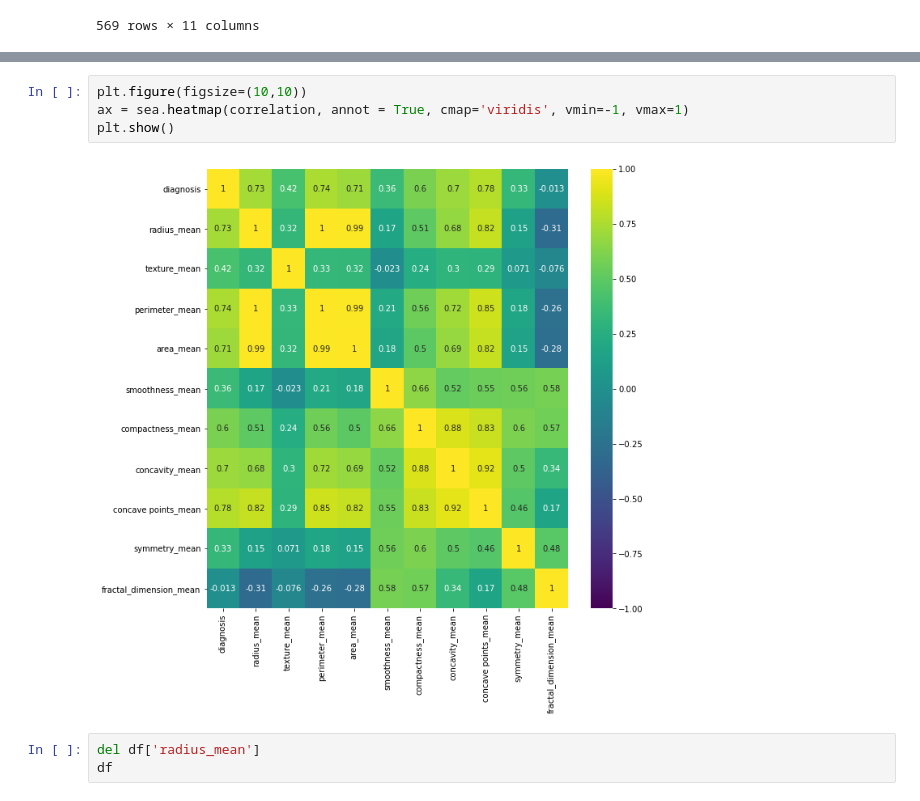
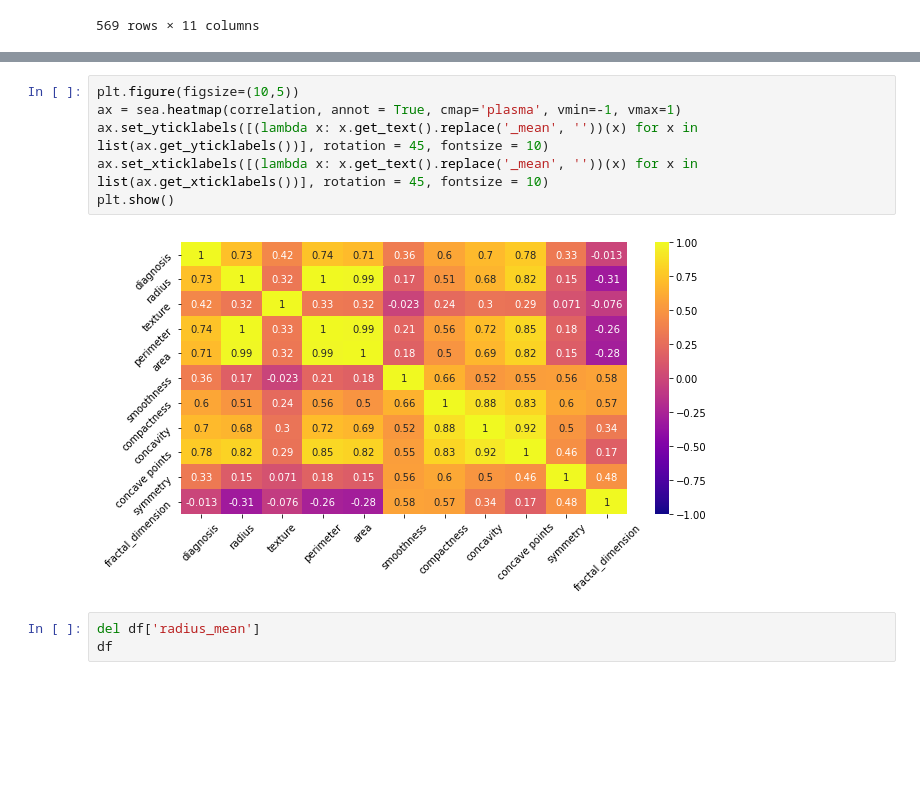
Before and after one commit to the-other-mariana/data-mining, a Jupyter notebook: week8/session-08.ipynb, the cells around one changed output, grey strips where cells are left out. Saved outputs shown, nothing was run; the diff lists cells and outputs as text; blank space fills up the shorter version.

```diff
--- a/week8/session-08.ipynb
+++ b/week8/session-08.ipynb
@@ -217,12 +217,14 @@ correlation
 | concave points_mean | 0.776614 | 0.822529 | 0.293464 | 0.850977 | 0.823269 | 0.553695 | 0.831135 | ... |
 | symmetry_mean | 0.330499 | 0.147741 | 0.071401 | 0.183027 | 0.151293 | 0.557775 | 0.602641 | ... |
 | fractal_dimension_mean | -0.012838 | -0.311631 | -0.076437 | -0.261477 | -0.283110 | 0.584792 | 0.565369 | ... |
-# %%
-plt.figure(figsize=(10,10))
-ax = sea.heatmap(correlation, annot = True, cmap='viridis', vmin=-1, vmax=1)
-plt.show()
-# %% [output]
-[figure, removed]
+# %%
+plt.figure(figsize=(10,5))
+ax = sea.heatmap(correlation, annot = True, cmap='plasma', vmin=-1, vmax=1)
+ax.set_yticklabels([(lambda x: x.get_text().replace('_mean', ''))(x) for x in list(ax.get_yticklabels())], rotation = 45, fontsize = 10)
+ax.set_xticklabels([(lambda x: x.get_text().replace('_mean', ''))(x) for x in list(ax.get_xticklabels())], rotation = 45, fontsize = 10)
+plt.show()
+# %% [output]
+[figure, added]
 # %%
 del df['radius_mean']
 df
```
Also changed, not shown: parts of 2 cells of this notebook, 7 other files.
